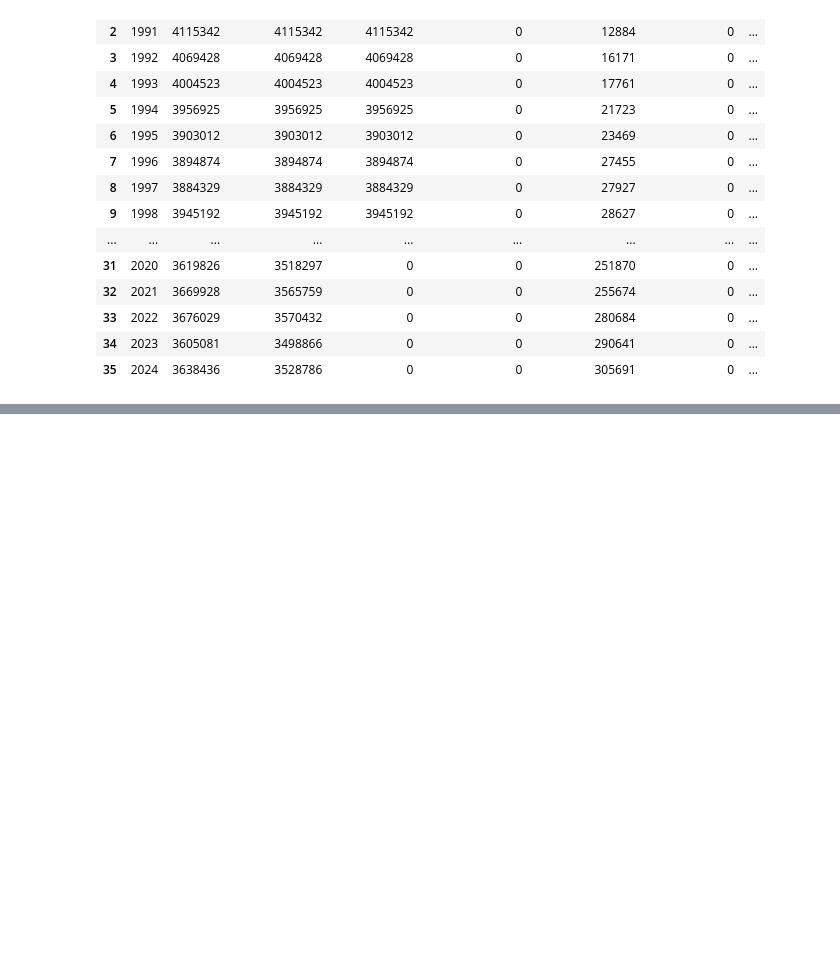
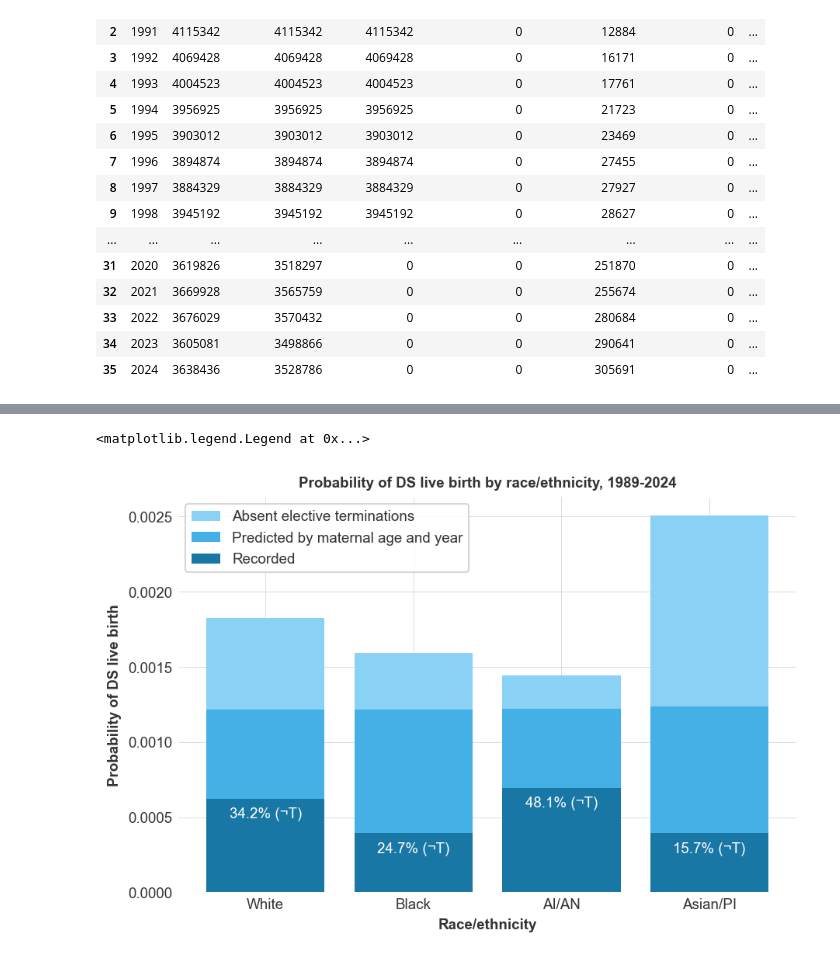
Before and after one commit to frankbuckley/ds-births-populations, a Jupyter notebook: projects/us-birth-certificates/notes-race-ethnicity.ipynb, the cells around one changed output, grey strips where cells are left out. Saved outputs shown, nothing was run; the diff lists cells and outputs as text; code cells hidden in the pictures; blank space fills up the shorter version.

```diff
--- a/projects/us-birth-certificates/notes-race-ethnicity.ipynb
+++ b/projects/us-birth-certificates/notes-race-ethnicity.ipynb
@@ -338,0 +120,20 @@ Rules:
+# %%
+mrace_c_totals_df = (
+    con.execute(
+        """
+        SELECT
+        mrace_c,
+        AVG(down_ind),
+        AVG(p_ds_lb_nt),
+        AVG(p_ds_lb_wt)
+        FROM us_births
+        GROUP BY mrace_c;
+        """
+    )
+    .df()
+    .dropna()
+)
+mrace_c_totals_df["mrace_c"] = mrace_c_totals_df["mrace_c"].map(
+    {1: "White", 2: "Black", 3: "AI/AN", 4: "Asian/PI"}
+)
+mrace_c_totals_df
@@ -338,0 +146,36 @@ Rules:
+# %%
+plt.figure(figsize=(6, 4))
+plt.title("Probability of DS live birth by race/ethnicity, 1989-2024")
+plt.xlabel("Race/ethnicity")
+plt.ylabel("Probability of DS live birth")
+plt.bar(
+    mrace_c_totals_df["mrace_c"],
+    mrace_c_totals_df["avg(p_ds_lb_nt)"],
+    color="#89d2f6",
+    label="Absent elective terminations",
+)
+plt.bar(
+    mrace_c_totals_df["mrace_c"],
+    mrace_c_totals_df["avg(p_ds_lb_wt)"],
+    color="#45b0e6",
+    label="Predicted by maternal age and year",
+)
+plt.bar(
+    mrace_c_totals_df["mrace_c"],
+    mrace_c_totals_df["avg(down_ind)"],
+    color="#1977a6",
+    label="Recorded",
+)
+for i, row in mrace_c_totals_df.iterrows():
+    plt.text(
+        i - 1,
+        row["avg(down_ind)"] - 0.00015,
+        f"{(row['avg(down_ind)'] / row['avg(p_ds_lb_nt)'] * 100):.1f}% (¬T)",
+        ha="center",
+        va="bottom",
+        color="white",
+    )
+plt.legend()
+# %% [output]
+<matplotlib.legend.Legend at 0x...>
+[figure, added]
```
Also changed, not shown: parts of 15 cells of this notebook.
